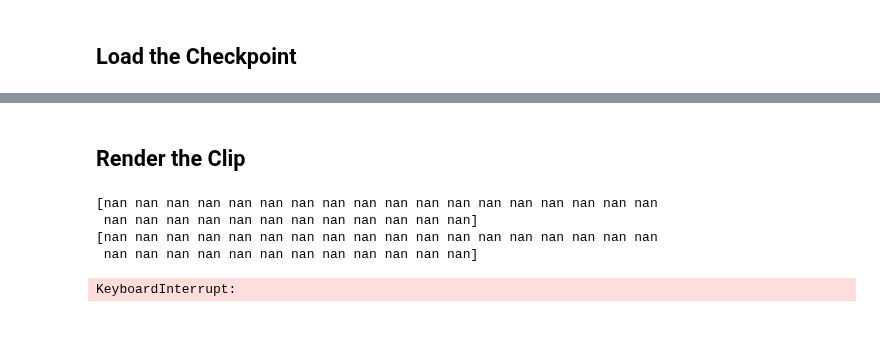
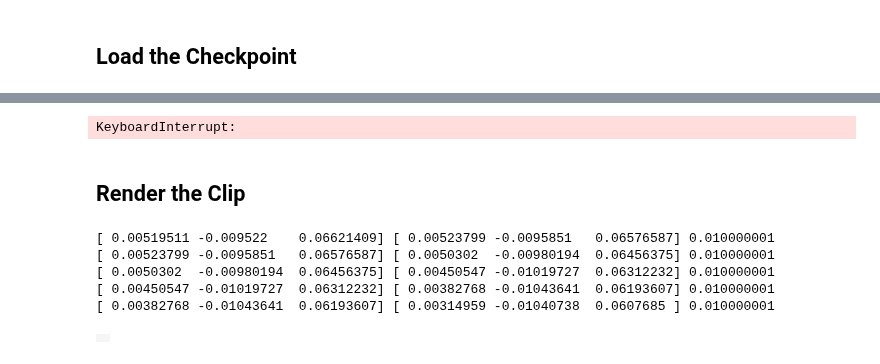
Before and after one commit to talmolab/Brax-Rodent-Run, a Jupyter notebook: render_rollout.ipynb, the cells around one changed output, grey strips where cells are left out. Drawn from its saved outputs; the diff is of its cells as text; code cells hidden in the pictures; blank space fills up the shorter version.

Commit message:
rollout and printouts for reward components

```diff
--- a/render_rollout.ipynb
+++ b/render_rollout.ipynb
@@ -277,34 +222,52 @@ params
+# %%
+from brax.training.acme import running_statistics
+from brax.training.acme import specs
+
+from jax import numpy as jnp
+
+normalize = running_statistics.normalize
+ppo_network = ppo_networks.make_ppo_networks(
+      env.observation_size,
+      env.action_size,
+      preprocess_observations_fn=normalize)
+make_policy = ppo_networks.make_inference_fn(ppo_network)
+
+policy = make_policy((running_statistics.init_state(
+          specs.Array(env.observation_size, jnp.dtype('float32'))), ppo_network.policy_network.init(jax.random.PRNGKey(0))))
+# %% [output]
+KeyboardInterrupt:
 # %% [markdown]
 ## Render the Clip
 # %%
 # define the jit reset/step functions
 jit_reset = jax.jit(env.reset)
 jit_step = jax.jit(env.step)
 
 # initialize the state
 rng = jax.random.PRNGKey(0)
-state = jit_reset(rng)
+state = env.reset(rng)
 rollout = [state.pipeline_state]
 
 # grab a trajectory
-n_steps = 50
+n_steps = 5
 render_every = 1
 
+jit_policy = jax.jit(policy)
 # might becasue brax does not clip the action to the xml limit in the model
 for i in range(n_steps):
   act_rng, rng = jax.random.split(rng)
-  ctrl, _ = jit_inference_fn(state.obs, act_rng)
-  print(ctrl)
-  state = jit_step(state, ctrl)
+  ctrl, _ = jit_policy(state.obs, act_rng)
+  state = env.step(state, ctrl)
   rollout.append(state.pipeline_state)
 
   if state.done:
     break
 
 media.show_video(env.render(rollout[::render_every], camera='side'), fps=1.0 / env.dt / render_every)
 # %% [output]
-[nan nan nan nan nan nan nan nan nan nan nan nan nan nan nan nan nan nan
- nan nan nan nan nan nan nan nan nan nan nan nan]
-[nan nan nan nan nan nan nan nan nan nan nan nan nan nan nan nan nan nan
- nan nan nan nan nan nan nan nan nan nan nan nan]
+[ 0.00519511 -0.009522    0.06621409] [ 0.00523799 -0.0095851   0.06576587] 0.010000001
+[ 0.00523799 -0.0095851   0.06576587] [ 0.0050302  -0.00980194  0.06456375] 0.010000001
+[ 0.0050302  -0.00980194  0.06456375] [ 0.00450547 -0.01019727  0.06312232] 0.010000001
+[ 0.00450547 -0.01019727  0.06312232] [ 0.00382768 -0.01043641  0.06193607] 0.010000001
+[ 0.00382768 -0.01043641  0.06193607] [ 0.00314959 -0.01040738  0.0607685 ] 0.010000001
-KeyboardInterrupt:
+|  |
```
Also changed, not shown: parts of 5 cells of this notebook.
